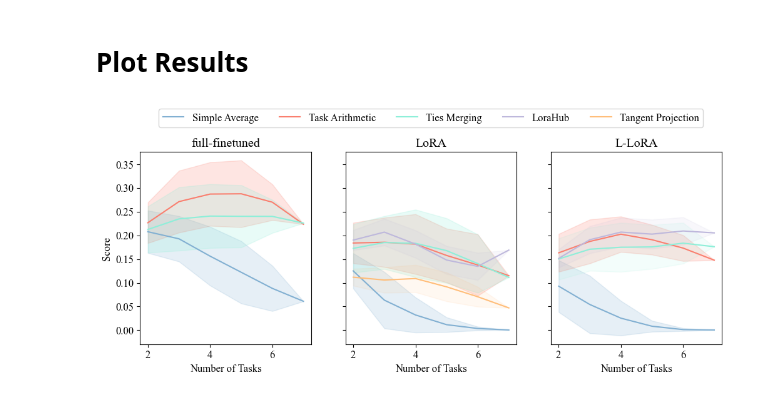
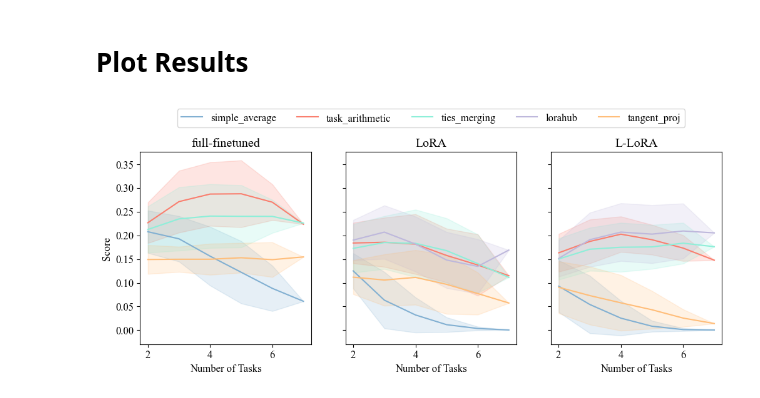
Before and after one commit to tanganke/peta, a Jupyter notebook: results/flan-t5-base/plot_results.ipynb, the cells around one changed output. Drawn from its saved outputs; the diff is of its cells as text; code cells hidden in the pictures.

```diff
--- a/results/flan-t5-base/plot_results.ipynb
+++ b/results/flan-t5-base/plot_results.ipynb
@@ -295,11 +295,21 @@ for num_tasks in range(2, 8):
 
 # load tangent_proj data
 raw_data["tangent_proj"] = {}
+raw_data["tangent_proj"]["standard"] = {}
+for num_tasks in range(2, 8):
+    raw_data["tangent_proj"]["standard"][num_tasks] = pd.read_csv(
+        f"fft_tangent_project_num-tasks={num_tasks}.csv"
+    )
 raw_data["tangent_proj"]["lora"] = {}
 for num_tasks in range(2, 8):
     raw_data["tangent_proj"]["lora"][num_tasks] = pd.read_csv(
         f"lora_tangent_project_num-tasks={num_tasks}.csv"
     )
+raw_data["tangent_proj"]["l_lora"] = {}
+for num_tasks in range(2, 8):
+    raw_data["tangent_proj"]["l_lora"][num_tasks] = pd.read_csv(
+        f"l_lora_tangent_project_num-tasks={num_tasks}.csv"
+    )
 # %%
 relative_raw_data = deepcopy(raw_data)
 for method in relative_raw_data:
@@ -475,11 +488,29 @@ def process_data(raw_data):
 
     # process tangent_proj data
     processed_data["tangent_proj"] = {}
+    processed_data["tangent_proj"]["standard"] = {}
+    for num_tasks in raw_data["tangent_proj"]["standard"]:
+        processed_data["tangent_proj"]["standard"][num_tasks] = append_mean_col(
+            raw_data["tangent_proj"]["standard"][num_tasks]
+        )
     processed_data["tangent_proj"]["lora"] = {}
     for num_tasks in raw_data["tangent_proj"]["lora"]:
         processed_data["tangent_proj"]["lora"][num_tasks] = append_mean_col(
             raw_data["tangent_proj"]["lora"][num_tasks]
         )
+    processed_data["tangent_proj"]["l_lora"] = {}
+    for num_tasks in raw_data["tangent_proj"]["l_lora"]:
+        processed_data["tangent_proj"]["l_lora"][num_tasks] = append_mean_col(
+            raw_data["tangent_proj"]["l_lora"][num_tasks]
+        )
+
+    # convert all nan in pprocessed_data to 0
+    for method in processed_data:
+        for finetune_mode in processed_data[method]:
+            for num_tasks in processed_data[method][finetune_mode]:
+                processed_data[method][finetune_mode][num_tasks] = processed_data[
+                    method
+                ][finetune_mode][num_tasks].fillna(0)
 
     return processed_data
 # %%
@@ -728,7 +561,7 @@ def plot_scores(plot_data):
 
     plt.show()
 # %%
-plot_scores(processed_data)
+plot_scores_by_finetune_mode(processed_data)
 # %% [output]
-[figure, old version]
+[figure, new version]
 # %%
```
Also changed, not shown: parts of 14 cells of this notebook, 18 other files.
